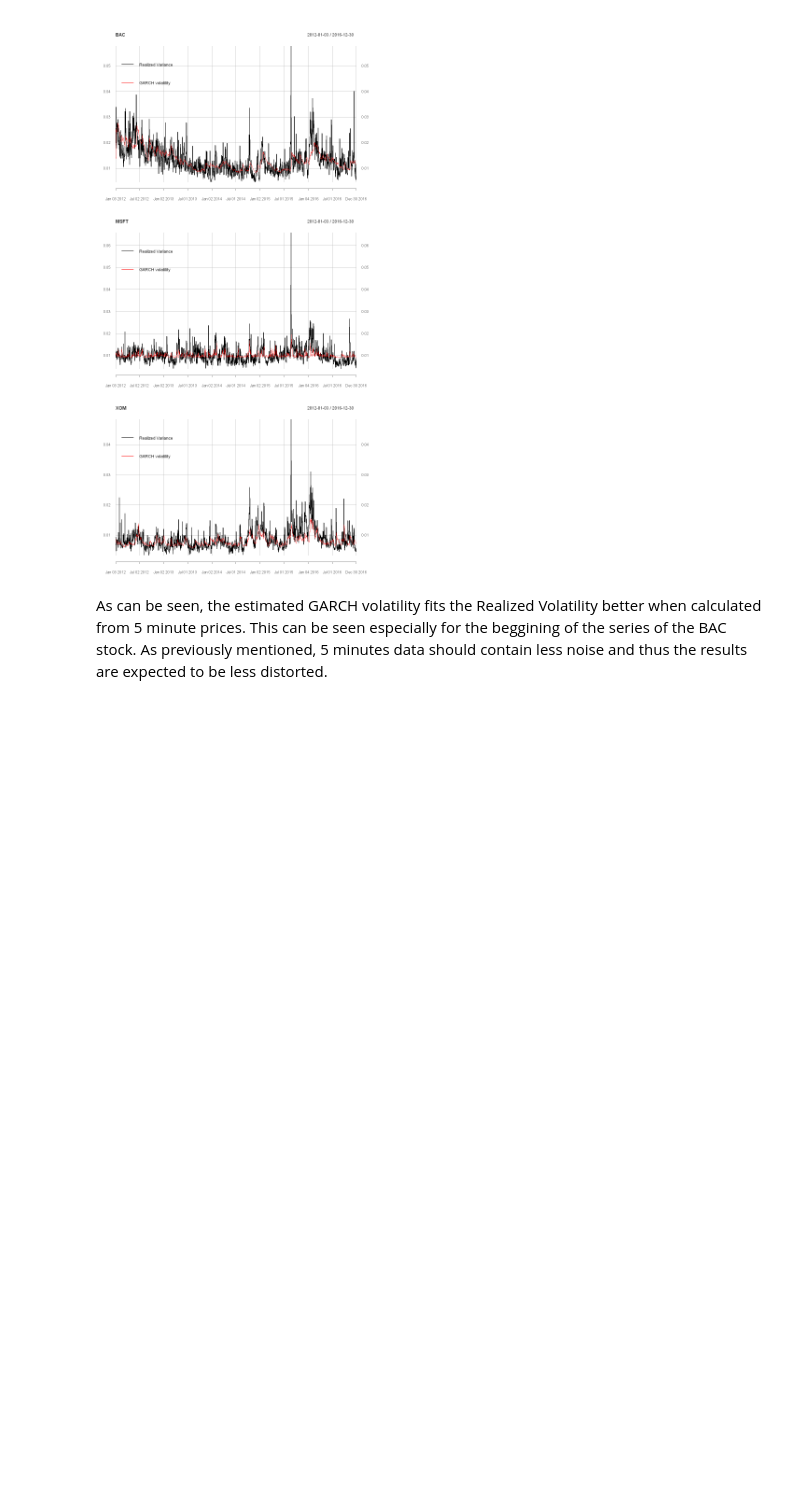
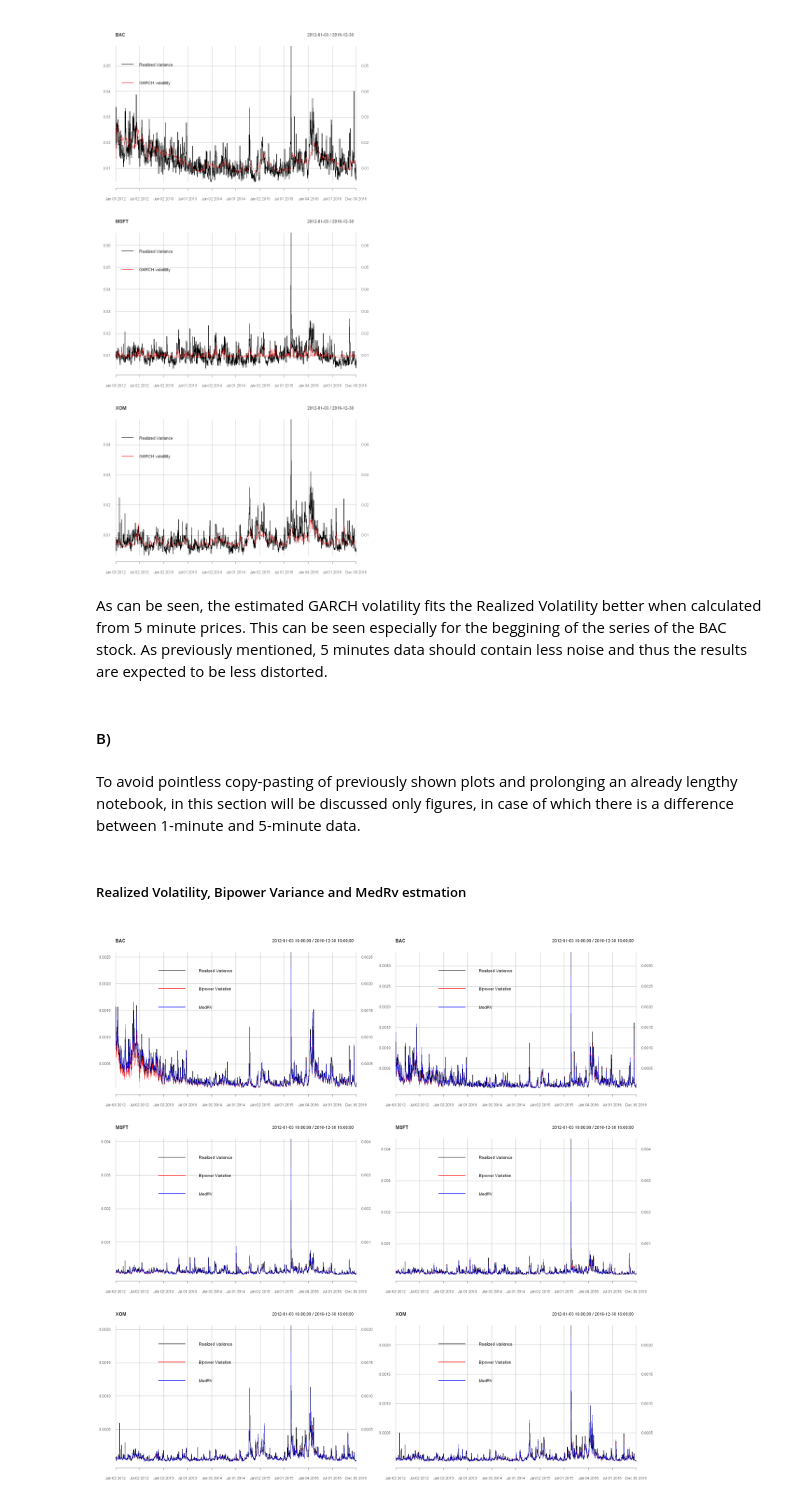
Before and after one commit to JanK0095/Financial-Econometrics-Course-Projects, a Jupyter notebook: HW3/FE1_HW3_Kubal_Mattanelli.ipynb, the cells around one changed output. Cells and saved outputs as stored; diff of their text form; code cells hidden in the pictures; blank space fills up the shorter version.

```diff
--- a/HW3/FE1_HW3_Kubal_Mattanelli.ipynb
+++ b/HW3/FE1_HW3_Kubal_Mattanelli.ipynb
@@ -1112,3 +1112,28 @@ for (i in 1:3) {
 [figure]
 # %% [markdown]
 As can be seen, the estimated GARCH volatility fits the Realized Volatility better when calculated from 5 minute prices. This can be seen especially for the beggining of the series of the BAC stock. As previously mentioned, 5 minutes data should contain less noise and thus the results are expected to be less distorted.
+# %% [markdown]
+#### B)
+# %% [markdown]
+To avoid pointless copy-pasting of previously shown plots and prolonging an already lengthy notebook, in this section will be discussed only figures, in case of which there is a difference between 1-minute and 5-minute data.
+# %% [markdown]
+##### Realized Volatility, Bipower Variance and MedRv estmation
+# %%
+options(repr.plot.width = 20, repr.plot.height = 20)
+par(mfcol = c(3, 2))
+for (i in 1:3) { #Looping through the tickers
+    plot_holder <- plot(real_var_from_prices[[i]], main = stock_names[i])
+    plot_holder <- lines(bpv[[i]], col = "red")
+    plot_holder <- lines(medrv[[i]], col = "blue")
+    plot_holder <- addLegend("top", on = 1, legend.names = c("Realized Variance", "Bipower Variation", "MedRV"), col = c("black", "red", "blue"), lty = 1, bty = "n", lwd = 2)
+    print(plot_holder)
+}
+for (i in 1:3) { #Looping through the tickers
+    plot_holder <- plot(real_var_from_5min_prices[[i]], main = stock_names[i])
+    plot_holder <- lines(bpv_5min[[i]], col = "red")
+    plot_holder <- lines(medrv_5min[[i]], col = "blue")
+    plot_holder <- addLegend("top", on = 1, legend.names = c("Realized Variance", "Bipower Variation", "MedRV"), col = c("black", "red", "blue"), lty = 1, bty = "n", lwd = 2)
+    print(plot_holder)
+}
+# %% [output]
+[figure, added]
```
Also changed, not shown: parts of 4 cells of this notebook.
